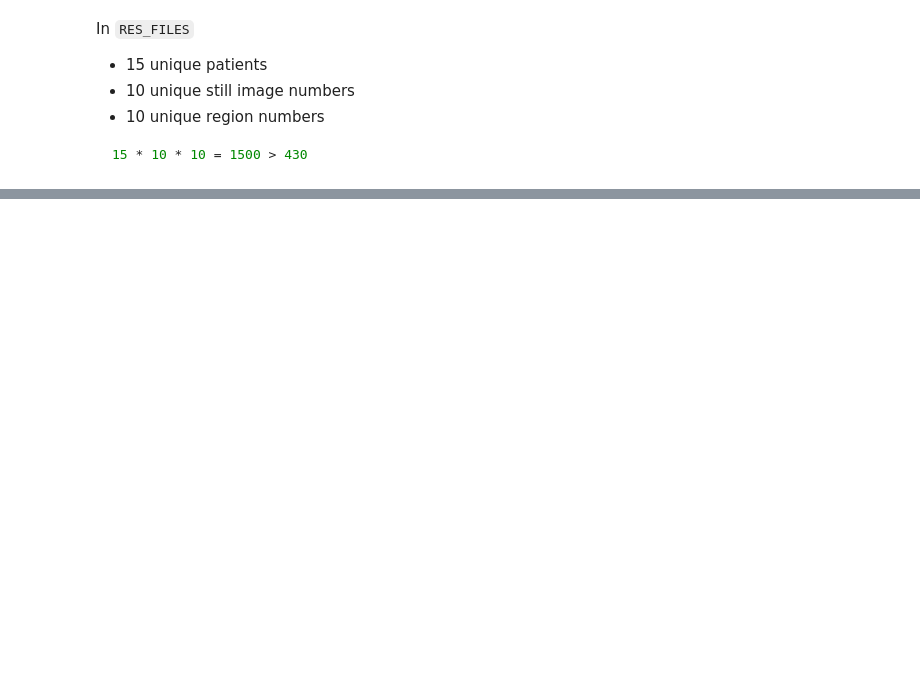
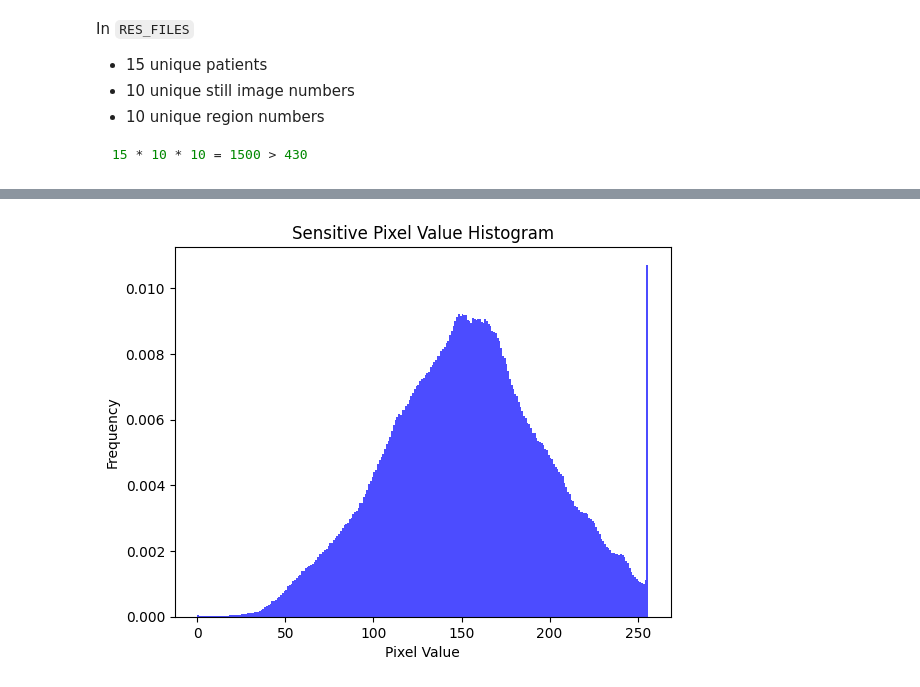
Before and after one commit to NasirW/disc_research, a Jupyter notebook: chemo_res_biop_explo.ipynb, the cells around one changed output, grey strips where cells are left out. Drawn from its saved outputs; the diff is of its cells as text; code cells hidden in the pictures; blank space fills up the shorter version.

```diff
--- a/chemo_res_biop_explo.ipynb
+++ b/chemo_res_biop_explo.ipynb
@@ -88,0 +120,4 @@ In `RES_FILES`
+# %%
+create_histogram(sen_images, 'Sensitive Pixel Value Histogram')
+# %% [output]
+[figure, added]
```
Also changed, not shown: parts of 8 cells of this notebook.
